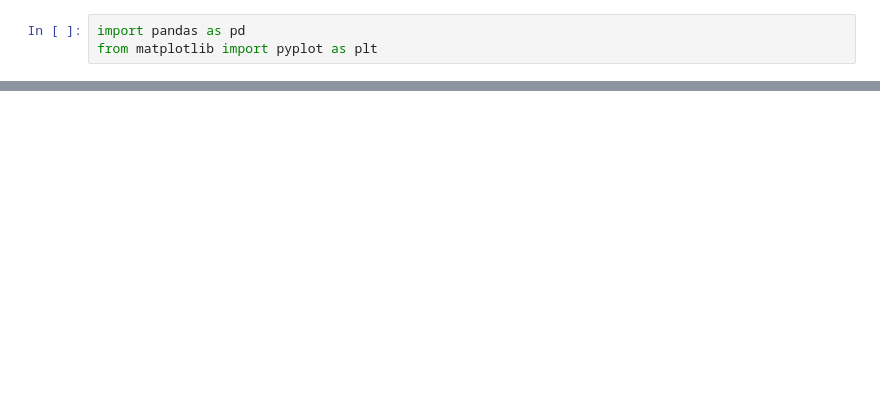
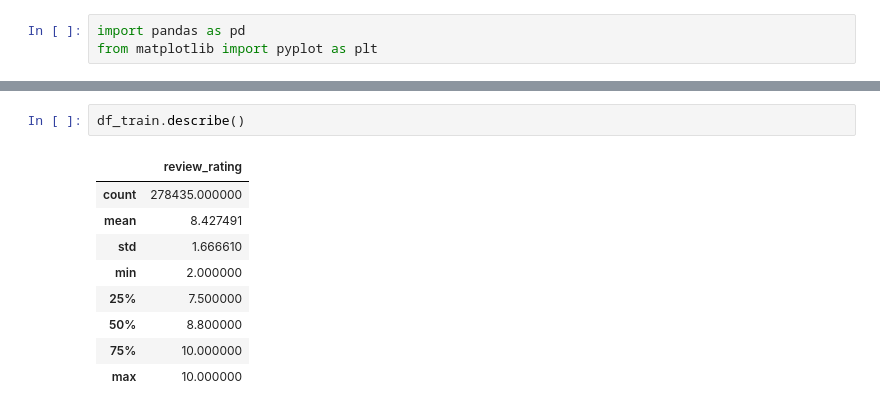
Before and after one commit to RayhanAdii/tpw-hotelreview, a Jupyter notebook: 1_data_understanding.ipynb, the cells around one changed output, grey strips where cells are left out. Drawn from its saved outputs; the diff is of its cells as text; blank space fills up the shorter version.

```diff
--- a/1_data_understanding.ipynb
+++ b/1_data_understanding.ipynb
@@ -15,0 +37,12 @@ df_train.head()
+# %%
+df_train.describe()
+# %% [output]
+|  | review_rating |
+| count | 278435.000000 |
+| mean | 8.427491 |
+| std | 1.666610 |
+| min | 2.000000 |
+| 25% | 7.500000 |
+| 50% | 8.800000 |
+| 75% | 10.000000 |
+| max | 10.000000 |
```
Also changed, not shown: parts of 15 cells of this notebook, 1 other file.
